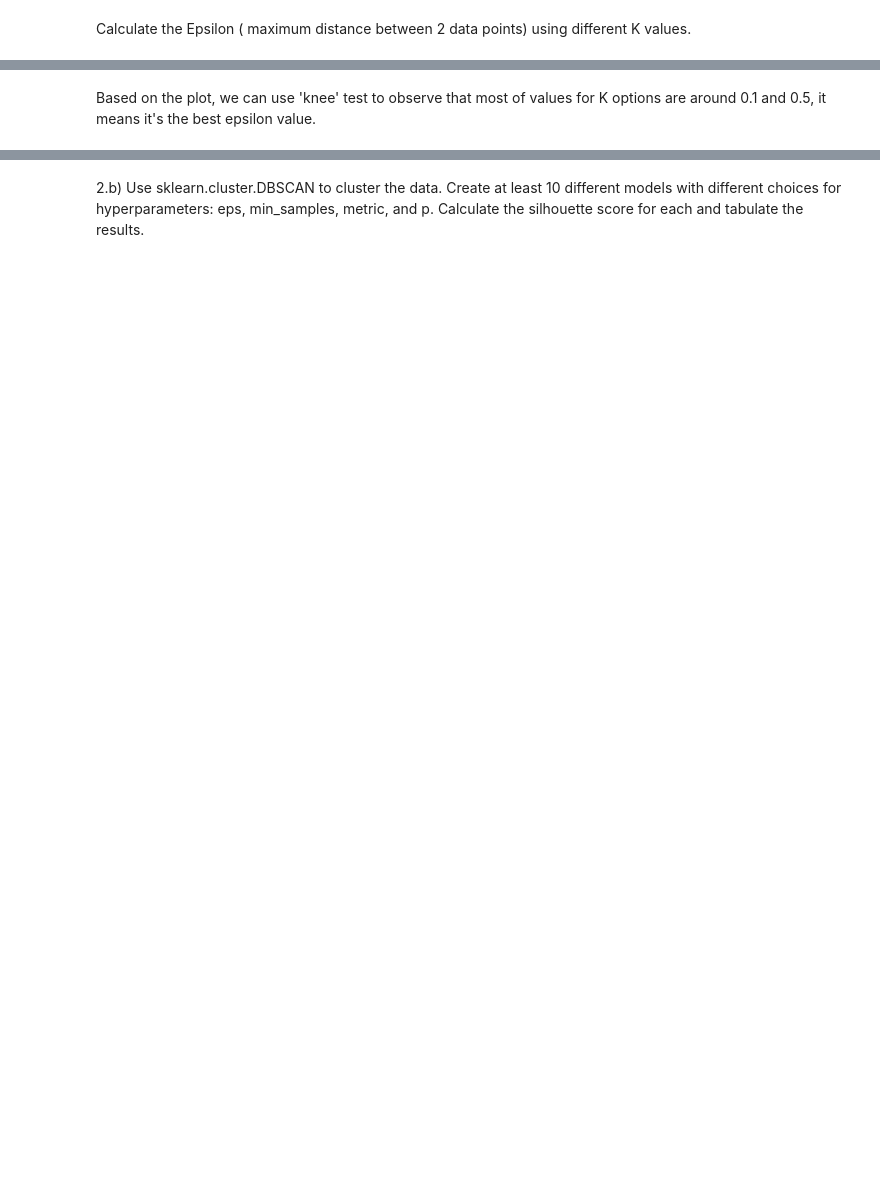
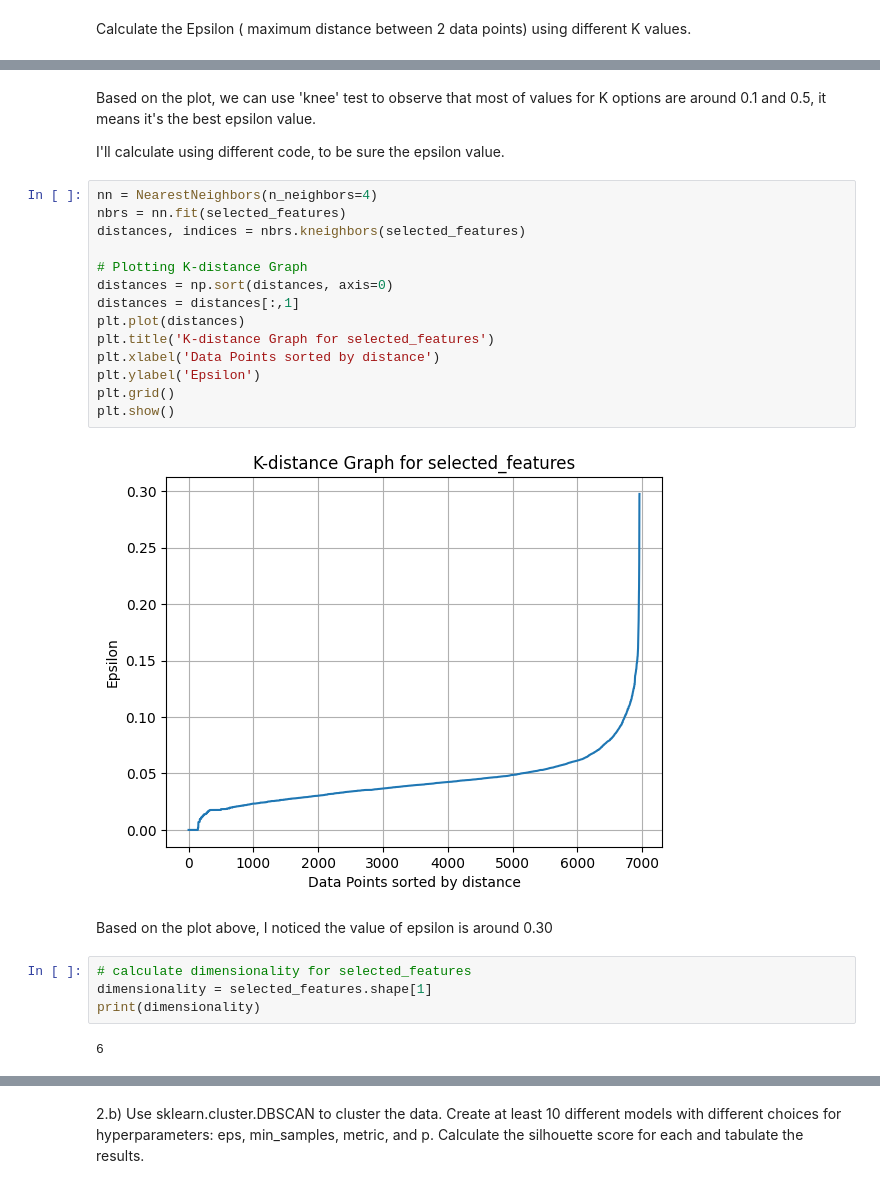
Before and after one commit to PKpacheco/uml-assignment2_dbscan, a Jupyter notebook: Assignment_3_DBSCAN_UML_Paola_Pacheco.ipynb, the cells around one changed output, grey strips where cells are left out. Saved outputs shown, nothing was run; the diff lists cells and outputs as text; blank space fills up the shorter version.

```diff
--- a/Assignment_3_DBSCAN_UML_Paola_Pacheco.ipynb
+++ b/Assignment_3_DBSCAN_UML_Paola_Pacheco.ipynb
@@ -353,3 +347,29 @@ plt.show()
 # %% [markdown]
 Based on the plot,  we can use 'knee' test to observe that most of values for K options are  around 0.1 and 0.5, it means it's the best epsilon value.
+
+I'll calculate using different code, to be sure the epsilon value.
+# %%
+nn = NearestNeighbors(n_neighbors=4)
+nbrs = nn.fit(selected_features)
+distances, indices = nbrs.kneighbors(selected_features)
+
+# Plotting K-distance Graph
+distances = np.sort(distances, axis=0)
+distances = distances[:,1]
+plt.plot(distances)
+plt.title('K-distance Graph for selected_features')
+plt.xlabel('Data Points sorted by distance')
+plt.ylabel('Epsilon')
+plt.grid()
+plt.show()
+# %% [output]
+[figure, added]
+# %% [markdown]
+Based on the plot above, I noticed the value of epsilon is around 0.30
+# %%
+# calculate dimensionality for selected_features
+dimensionality = selected_features.shape[1]
+print(dimensionality)
+# %% [output]
+6
 # %% [markdown]
```
Also changed, not shown: parts of 31 cells of this notebook.
